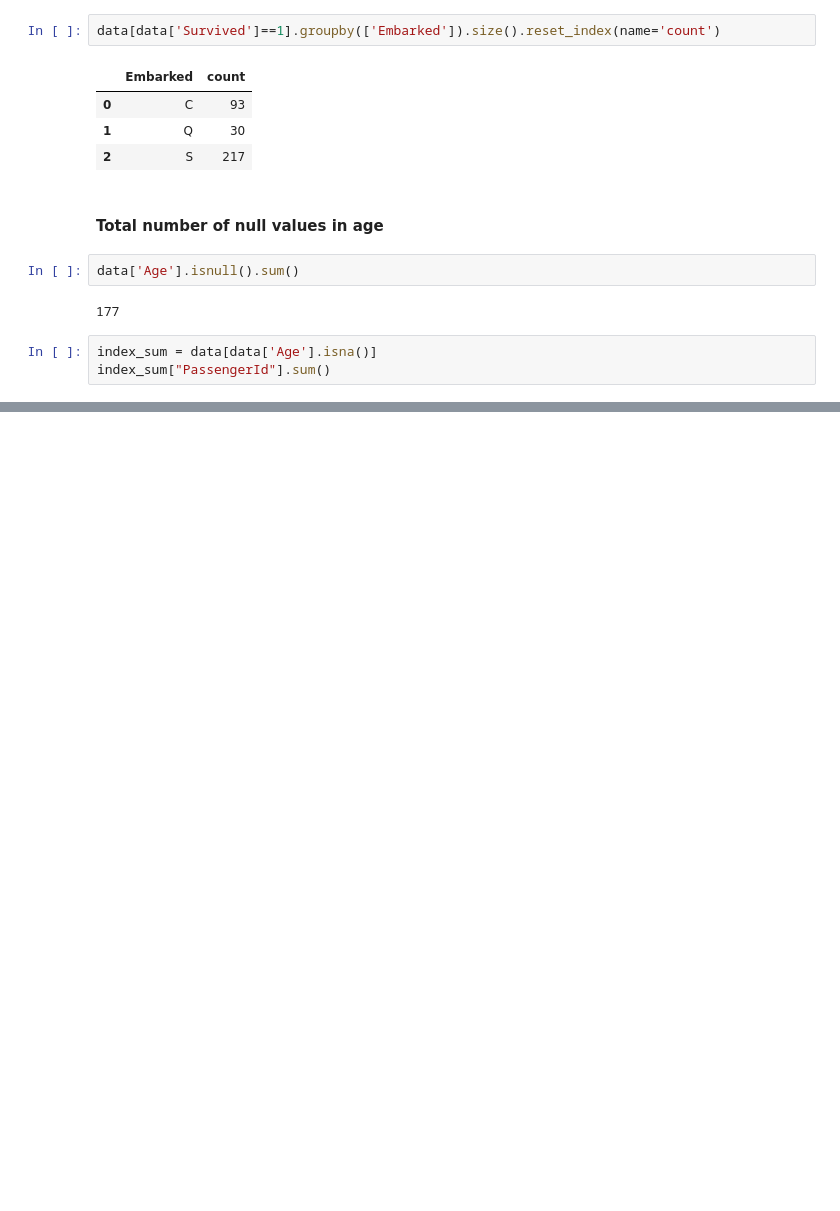
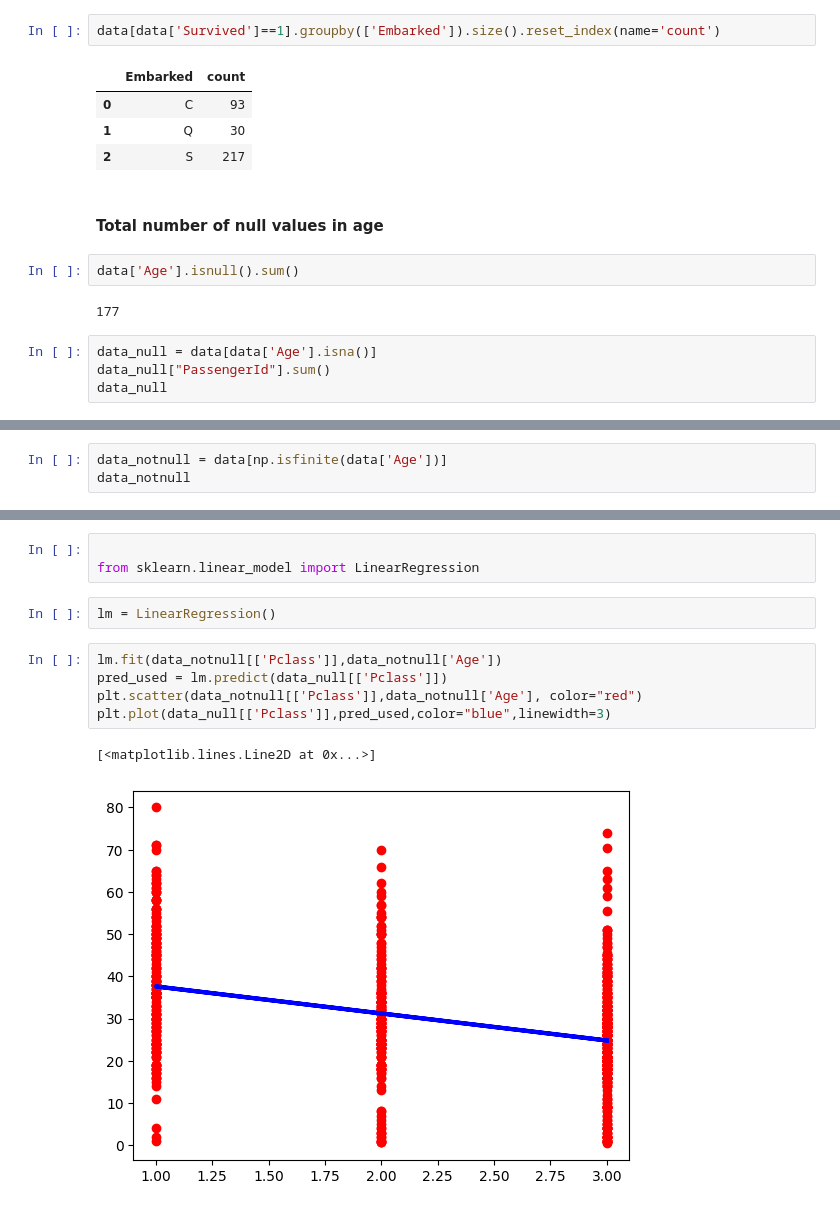
Before and after one commit to Adam-pw/Machine-Learning-Practice, a Jupyter notebook: Titanic Problem/titanic.ipynb, the cells around one changed output, grey strips where cells are left out. Saved outputs shown, nothing was run; the diff lists cells and outputs as text; blank space fills up the shorter version.

```diff
--- a/Titanic Problem/titanic.ipynb
+++ b/Titanic Problem/titanic.ipynb
@@ -129,6 +130,7 @@ data['Age'].isnull().sum()
 # %% [output]
 177
 # %%
-index_sum = data[data['Age'].isna()]
-index_sum["PassengerId"].sum()
+data_null = data[data['Age'].isna()]
+data_null["PassengerId"].sum()
+data_null
 # %% [output]
@@ -135,0 +150,3 @@ index_sum["PassengerId"].sum()
+# %%
+data_notnull = data[np.isfinite(data['Age'])]
+data_notnull
@@ -135,0 +167,13 @@ index_sum["PassengerId"].sum()
+# %%
+
+from sklearn.linear_model import LinearRegression
+# %%
+lm = LinearRegression()
+# %%
+lm.fit(data_notnull[['Pclass']],data_notnull['Age'])
+pred_used = lm.predict(data_null[['Pclass']])
+plt.scatter(data_notnull[['Pclass']],data_notnull['Age'], color="red")
+plt.plot(data_null[['Pclass']],pred_used,color="blue",linewidth=3)
+# %% [output]
+[<matplotlib.lines.Line2D at 0x...>]
+[figure, added]
```
Also changed, not shown: parts of 22 cells of this notebook, 1 other file.
